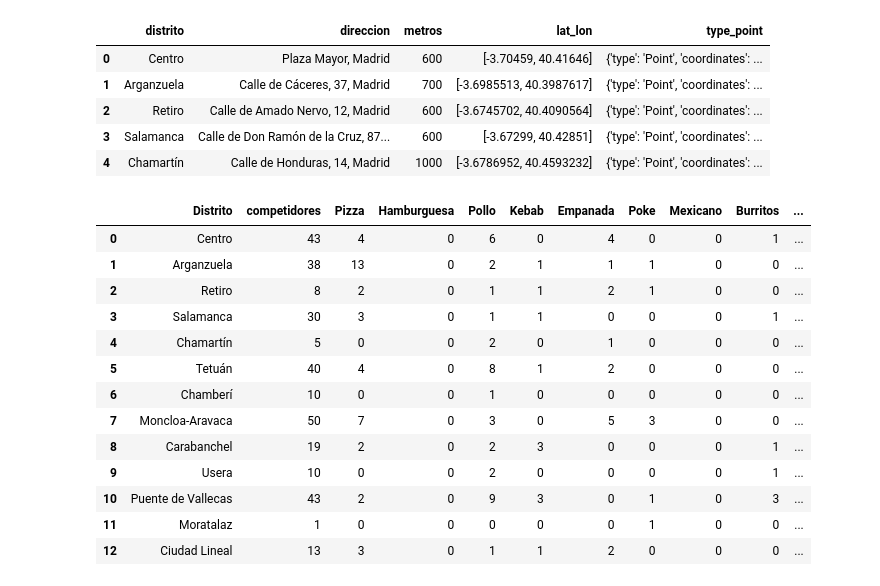
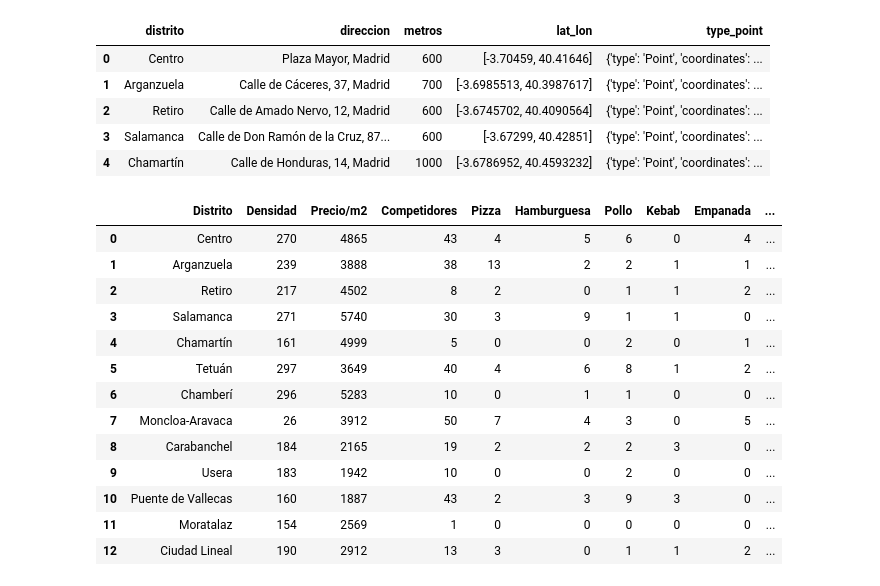
Before and after one commit to juanvpa/Proyecto-Final-Ironhack, a Jupyter notebook: Notebooks/5. UberEats - GeoQueries.ipynb, the cells around one changed output. Saved outputs shown, nothing was run; the diff lists cells and outputs as text; code cells hidden in the pictures.

```diff
--- a/Notebooks/5. UberEats - GeoQueries.ipynb
+++ b/Notebooks/5. UberEats - GeoQueries.ipynb
@@ -319,4 +258,0 @@ INTENTO ITERAR PARA TODOS LOS DISTRITOS
-# %%
-for i in range(len(dist['distrito'])):
-    all_spots_dist = {"Coordenates": {"$near": {"$geometry":{'type': 'Point', 'coordinates':dist.type_point[i]['coordinates']},
-                                                  "$maxDistance": int(dist.metros[i])}}}
@@ -383,12 +292,12 @@ for i,row in dist.iterrows():
                                                   "$maxDistance": int(dist.metros[i])}}}
     restlist =(list(restaurants.find(query_dist)))
 
-    dic_distr ={"Distrito":row["distrito"],"competidores": len(restlist),"Pizza":0,"Hamburguesa":0,"Pollo":0,"Kebab":0,"Empanada":0,"Poke":0,"Mexicano":0,"Burritos":0,"Venezolana":0}
+    dic_distr ={"Distrito":row["distrito"],"competidores": len(restlist),"Pizza":0,"Hamburguesa":0,"Pollo":0,"Kebab":0,"Empanada":0,"Poke":0,"Saludable":0,"Burritos":0,"Venezolana":0}
 
     for i in restlist:
         if i['Tag'] == 'Pizza':
             dic_distr["Pizza"] += 1
-        elif i['Tag'] == 'Hamburguesa':
+        elif i['Tag'] == 'Hamburguesas':
             dic_distr["Hamburguesa"] += 1
         elif i['Tag'] == 'Pollo':
             dic_distr["Pollo"] += 1
@@ -398,8 +307,8 @@ for i,row in dist.iterrows():
             dic_distr["Empanada"] += 1
         elif i['Tag'] == 'Poke':
             dic_distr["Poke"] += 1
-        elif i['Tag'] == 'Mexicano':
-            dic_distr["Mexicano"] += 1
+        elif i['Tag'] == 'Saludable':
+            dic_distr["Saludable"] += 1
         elif i['Tag'] == 'Burritos':
             dic_distr["Burritos"] += 1
         elif i['Tag'] == 'Venezolana':
@@ -408,19 +317,26 @@ for i,row in dist.iterrows():
     superlista.append(dic_distr)
 # %%
 darkkitchen = pd.DataFrame(superlista)
-darkkitchen
-# %% [output]
-|  | Distrito | competidores | Pizza | Hamburguesa | Pollo | Kebab | Empanada | Poke | Mexicano | Burritos | ... |
-| 0 | Centro | 43 | 4 | 0 | 6 | 0 | 4 | 0 | 0 | 1 | ... |
-| 1 | Arganzuela | 38 | 13 | 0 | 2 | 1 | 1 | 1 | 0 | 0 | ... |
-| 2 | Retiro | 8 | 2 | 0 | 1 | 1 | 2 | 1 | 0 | 0 | ... |
-| 3 | Salamanca | 30 | 3 | 0 | 1 | 1 | 0 | 0 | 0 | 1 | ... |
-| 4 | Chamartín | 5 | 0 | 0 | 2 | 0 | 1 | 0 | 0 | 0 | ... |
-| 5 | Tetuán | 40 | 4 | 0 | 8 | 1 | 2 | 0 | 0 | 0 | ... |
-| 6 | Chamberí | 10 | 0 | 0 | 1 | 0 | 0 | 0 | 0 | 0 | ... |
-| 7 | Moncloa-Aravaca | 50 | 7 | 0 | 3 | 0 | 5 | 3 | 0 | 0 | ... |
-| 8 | Carabanchel | 19 | 2 | 0 | 2 | 3 | 0 | 0 | 0 | 1 | ... |
-| 9 | Usera | 10 | 0 | 0 | 2 | 0 | 0 | 0 | 0 | 1 | ... |
-| 10 | Puente de Vallecas | 43 | 2 | 0 | 9 | 3 | 0 | 1 | 0 | 3 | ... |
-| 11 | Moratalaz | 1 | 0 | 0 | 0 | 0 | 0 | 1 | 0 | 0 | ... |
-| 12 | Ciudad Lineal | 13 | 3 | 0 | 1 | 1 | 2 | 0 | 0 | 0 | ... |
+# %%
+barrio = pd.read_csv("../Data/Barrios_cifras.csv")
+# %%
+pond_dark = pd.concat([barrio, darkkitchen.reindex(barrio.index)], axis=1)
+# %%
+darkitchen = pond_dark[["Superficie","Densidad","€ m2","competidores","Pizza","Hamburguesa","Pollo","Kebab","Empanada","Poke","Saludable","Burritos","Venezolana"]]
+darkitchen.columns = ["Distrito","Densidad","Precio/m2","Competidores","Pizza","Hamburguesa","Pollo","Kebab","Empanada","Poke","Saludable","Burritos","Venezolana"]
+darkitchen
+# %% [output]
+|  | Distrito | Densidad | Precio/m2 | Competidores | Pizza | Hamburguesa | Pollo | Kebab | Empanada | ... |
+| 0 | Centro | 270 | 4865 | 43 | 4 | 5 | 6 | 0 | 4 | ... |
+| 1 | Arganzuela | 239 | 3888 | 38 | 13 | 2 | 2 | 1 | 1 | ... |
+| 2 | Retiro | 217 | 4502 | 8 | 2 | 0 | 1 | 1 | 2 | ... |
+| 3 | Salamanca | 271 | 5740 | 30 | 3 | 9 | 1 | 1 | 0 | ... |
+| 4 | Chamartín | 161 | 4999 | 5 | 0 | 0 | 2 | 0 | 1 | ... |
+| 5 | Tetuán | 297 | 3649 | 40 | 4 | 6 | 8 | 1 | 2 | ... |
+| 6 | Chamberí | 296 | 5283 | 10 | 0 | 1 | 1 | 0 | 0 | ... |
+| 7 | Moncloa-Aravaca | 26 | 3912 | 50 | 7 | 4 | 3 | 0 | 5 | ... |
+| 8 | Carabanchel | 184 | 2165 | 19 | 2 | 2 | 2 | 3 | 0 | ... |
+| 9 | Usera | 183 | 1942 | 10 | 0 | 0 | 2 | 0 | 0 | ... |
+| 10 | Puente de Vallecas | 160 | 1887 | 43 | 2 | 3 | 9 | 3 | 0 | ... |
+| 11 | Moratalaz | 154 | 2569 | 1 | 0 | 0 | 0 | 0 | 0 | ... |
+| 12 | Ciudad Lineal | 190 | 2912 | 13 | 3 | 0 | 1 | 1 | 2 | ... |
```
Also changed, not shown: parts of 17 cells of this notebook.
